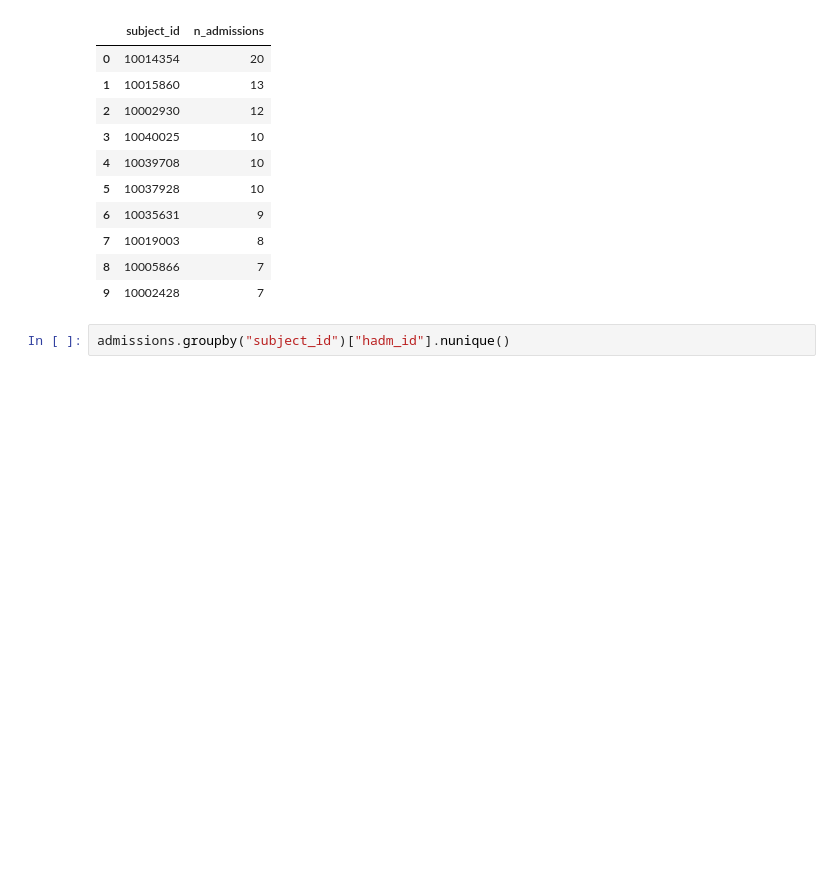
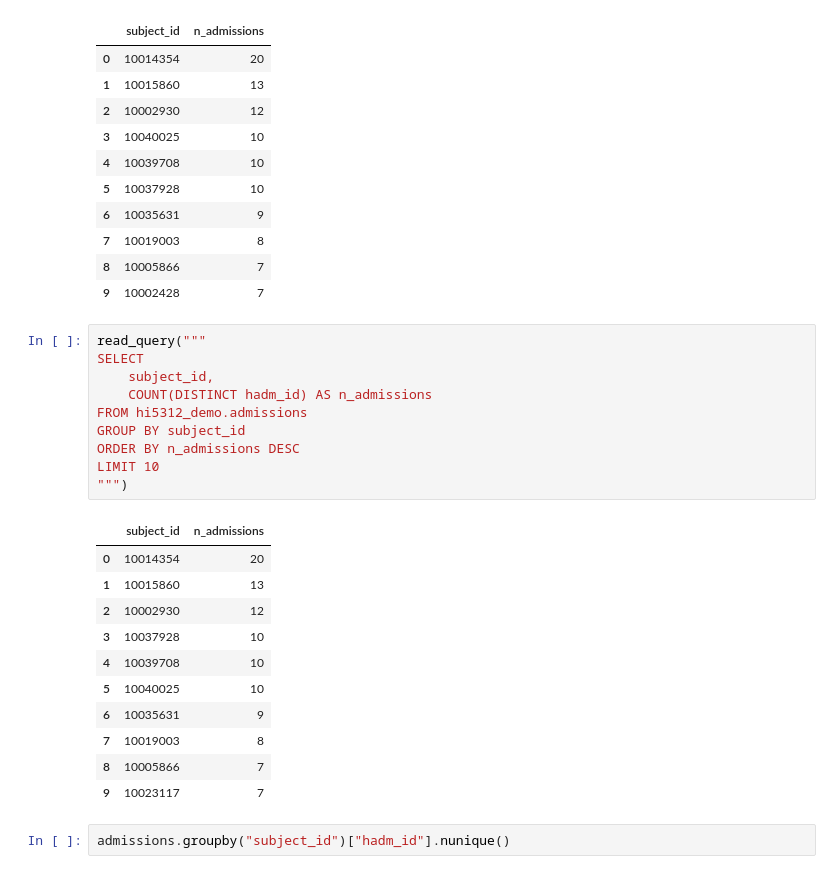
Before and after one commit to Health-informatics-Data-Analytics/hi5304-notebooks, a Jupyter notebook: learning/hi5312/HI5312_MIMIC_IV_Demo_Pandas_Joins_Analytics.ipynb, the cells around one changed output. Saved outputs shown, nothing was run; the diff lists cells and outputs as text; blank space fills up the shorter version.

```diff
--- a/learning/hi5312/HI5312_MIMIC_IV_Demo_Pandas_Joins_Analytics.ipynb
+++ b/learning/hi5312/HI5312_MIMIC_IV_Demo_Pandas_Joins_Analytics.ipynb
@@ -245,6 +245,28 @@ display(result.head(10))
 | 7 | 10019003 | 8 |
 | 8 | 10005866 | 7 |
 | 9 | 10002428 | 7 |
+# %%
+read_query("""
+SELECT
+    subject_id,
+    COUNT(DISTINCT hadm_id) AS n_admissions
+FROM hi5312_demo.admissions
+GROUP BY subject_id
+ORDER BY n_admissions DESC
+LIMIT 10
+""")
+# %% [output]
+|  | subject_id | n_admissions |
+| 0 | 10014354 | 20 |
+| 1 | 10015860 | 13 |
+| 2 | 10002930 | 12 |
+| 3 | 10037928 | 10 |
+| 4 | 10039708 | 10 |
+| 5 | 10040025 | 10 |
+| 6 | 10035631 | 9 |
+| 7 | 10019003 | 8 |
+| 8 | 10005866 | 7 |
+| 9 | 10023117 | 7 |
 # %%
 admissions.groupby("subject_id")["hadm_id"].nunique()
 # %% [output]
```
